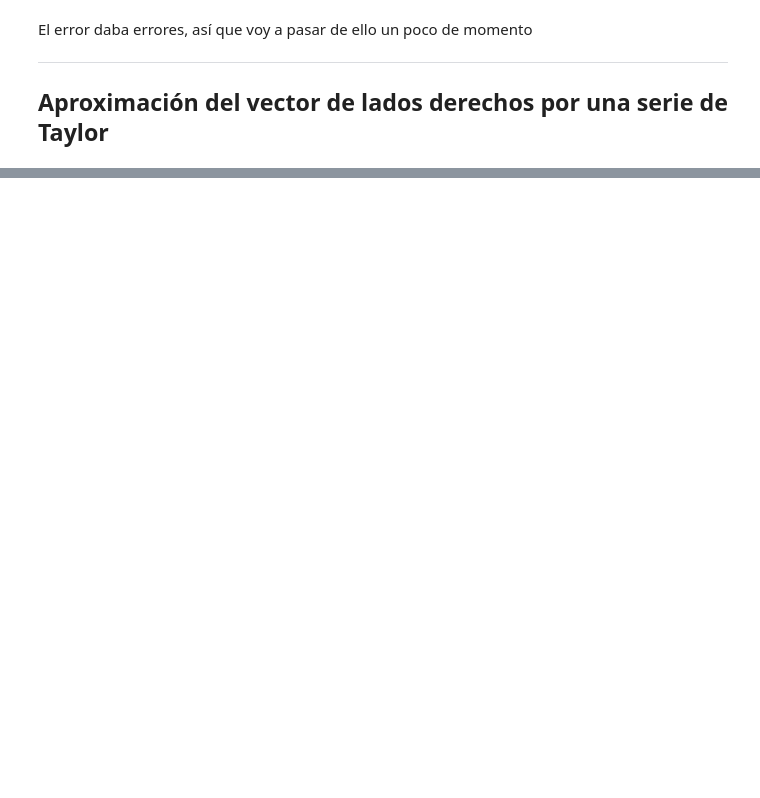
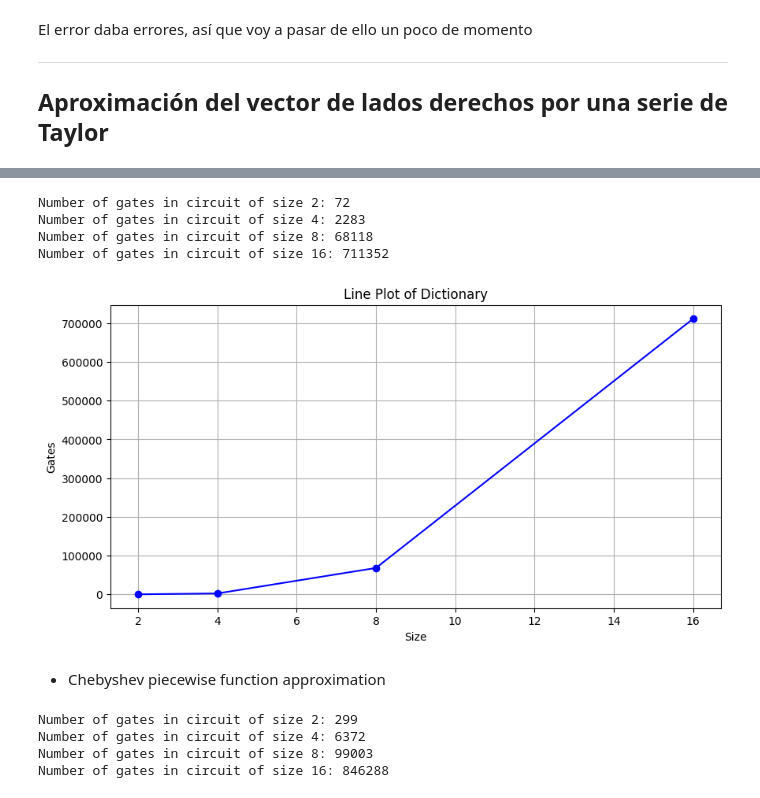
Before and after one commit to Nicofero/CITMAGA, a Jupyter notebook: Pruebas_Qiskit.ipynb, the cells around one changed output, grey strips where cells are left out. Cells and saved outputs as stored; diff of their text form; code cells hidden in the pictures; blank space fills up the shorter version.

```diff
--- a/Pruebas_Qiskit.ipynb
+++ b/Pruebas_Qiskit.ipynb
@@ -574,0 +579,53 @@ qc.draw('mpl')
+# %%
+gates={}
+for i in range(4):
+    size = 2**(i+1)
+    vector = np.array([1]*size)
+    matrix = tridiag_matrix(2,-1,size)
+    hhl,_ = build_circuit(matrix,vector,flag=True)
+    count = hhl.decompose(reps=6).count_ops()
+    tot_gates=-3
+    for elem in count.items():
+        tot_gates += elem[1]
+    gates[size]=tot_gates
+    print(f'Number of gates in circuit of size {size}: {tot_gates}')
+# %% [output]
+Number of gates in circuit of size 2: 72
+Number of gates in circuit of size 4: 2283
+Number of gates in circuit of size 8: 68118
+Number of gates in circuit of size 16: 711352
+# %%
+import matplotlib.pyplot as plt
+
+keys = list(gates.keys())
+values = list(gates.values())
+
+plt.figure(figsize=(10, 5))
+plt.plot(keys, values, marker='o', linestyle='-', color='blue')
+plt.xlabel('Size')
+plt.ylabel('Gates')
+plt.title('Line Plot of Dictionary')
+plt.grid(True)
+plt.show()
+# %% [output]
+[figure, added]
+# %% [markdown]
+- Chebyshev piecewise function approximation
+# %%
+gates_est={}
+for i in range(4):
+    size = 2**(i+1)
+    vector = np.array([1]*size)
+    matrix = tridiag_matrix(2,-1,size)
+    hhl,_ = build_circuit(matrix,vector,flag=False)
+    count = hhl.decompose(reps=6).count_ops()
+    tot_gates=-3
+    for elem in count.items():
+        tot_gates += elem[1]
+    gates_est[size]=tot_gates
+    print(f'Number of gates in circuit of size {size}: {tot_gates}')
+# %% [output]
+Number of gates in circuit of size 2: 299
+Number of gates in circuit of size 4: 6372
+Number of gates in circuit of size 8: 99003
+Number of gates in circuit of size 16: 846288
```
Also changed, not shown: parts of 16 cells of this notebook.
